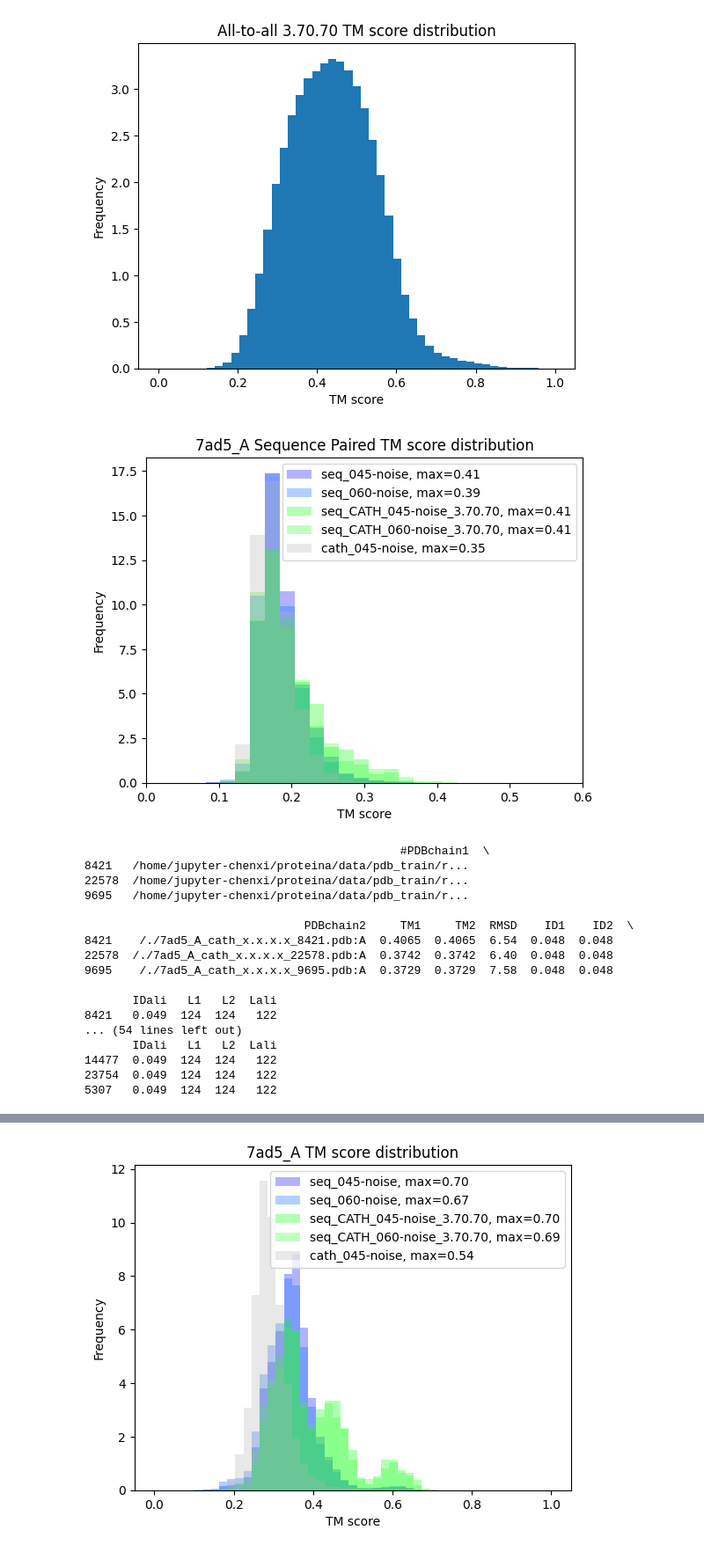
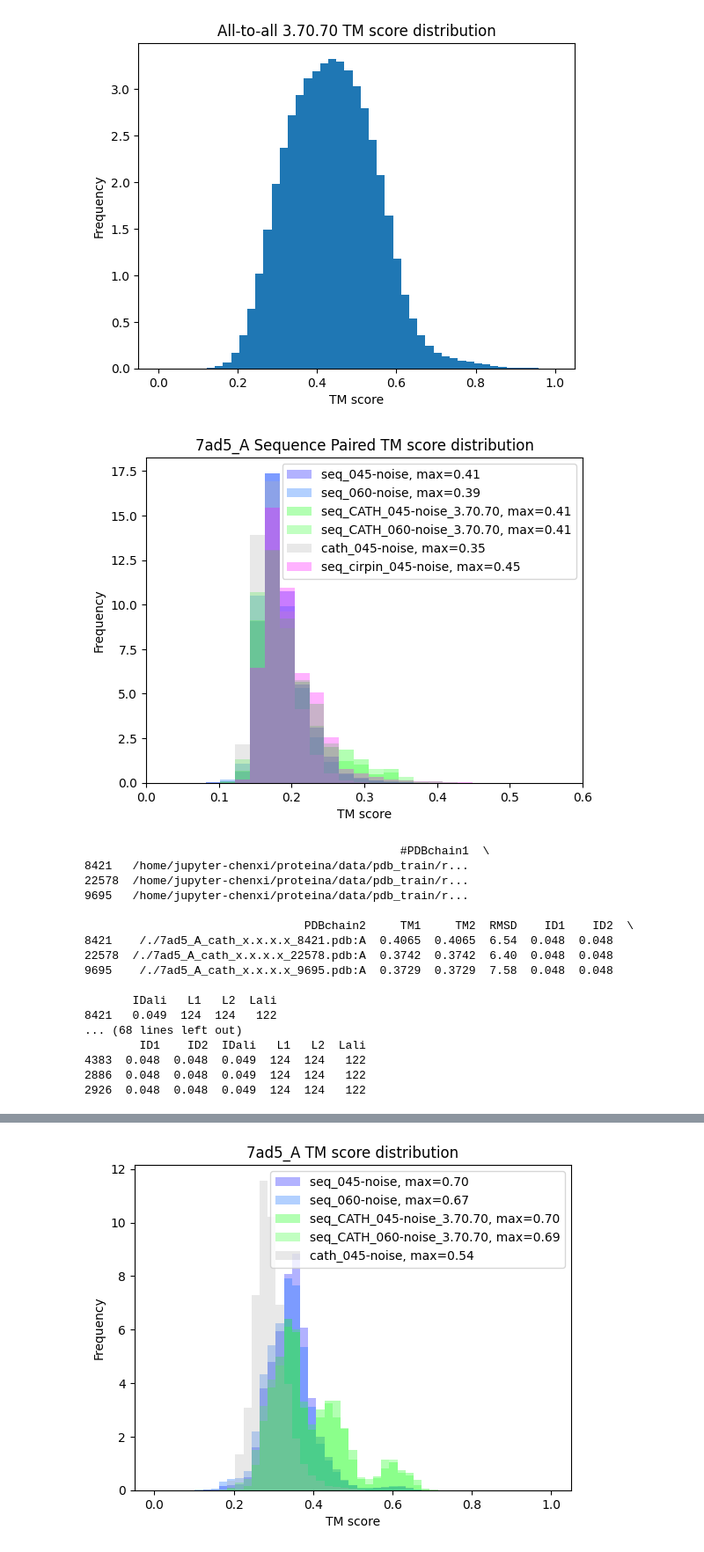
Before and after one commit to Yuwan3154/proteina, a Jupyter notebook: proteina.ipynb, the cells around one changed output, grey strips where cells are left out. Shown at 88% size. Cells and saved outputs as stored; diff of their text form; code cells hidden in the pictures.

Commit message:
CIRPIN training and inference working

```diff
--- a/proteina.ipynb
+++ b/proteina.ipynb
@@ -75,6 +75,12 @@ with open(Path.home() / "proteina/data/pdb_train/processed/files.txt", "a") as f
         file = Path(Path.home() / "proteina/data/pdb_train/processed/" / file)
         if file.is_file() and str(file).endswith(".pt"):
             f.write(f"{file.absolute()} {file.name[:-3]} -\n")
+# %%
+with open(Path.home() / "data/cath_v4-4/by_fold/3.30.70/files.txt", "a") as f:
+    for file in os.listdir(Path.home() / "data/cath_v4-4/by_fold/3.30.70"):
+        file = Path(Path.home() / "data/cath_v4-4/by_fold/3.30.70" / file)
+        if file.is_file() and not file.name.endswith(".txt"):
+            f.write(f"{file.absolute()} {file.name} -\n")
 # %%
 db = torch.load(Path.home() / "progres/progres/databases/v_0_2_1/ark_scope40_CIRPIN_embed_1_7_25.pt", weights_only=False)
 print(db.keys())
@@ -167,34 +173,37 @@ plt.show()
 # %%
 seq_045_noise_aln_df = pd.read_csv(Path.home() / "proteina/inference/inference_seq_cond_sampling_finetune-all_8-seq_purge-7bny-7kww-7ad5_045-noise/7ad5_A/paired_aln.tsv", sep="\t")
 seq_060_noise_aln_df = pd.read_csv(Path.home() / "proteina/inference/inference_seq_cond_sampling_finetune-all_8-seq_purge-7bny-7kww-7ad5_060-noise/7ad5_A/paired_aln.tsv", sep="\t")
 seq_cath_045_noise_aln_df = pd.read_csv(Path.home() / "proteina/inference/inference_seq_cath_cond_sampling_finetune-all_8-seq_purge-7bny-7kww-7ad5_045-noise/7ad5_A/paired_aln.tsv", sep="\t")
 seq_cath_060_noise_aln_df = pd.read_csv(Path.home() / "proteina/inference/inference_seq_cath_cond_sampling_finetune-all_8-seq_purge-7bny-7kww-7ad5_060-noise/7ad5_A/paired_aln.tsv", sep="\t")
 cath_045_noise_aln_df = pd.read_csv(Path.home() / "proteina/inference/inference_cath_cond_sampling_v1-6-control_045-noise/paired_aln.tsv", sep="\t")
+seq_cirpin_045_noise_aln_df = pd.read_csv(Path.home() / "proteina/inference/inference_seq_cirpin_cond_sampling_finetune-all_4-seq_64-cirpin_purge-7bny-7kww-7ad5-7b76_045-noise/7ad5_A/paired_aln.tsv", sep="\t")
 
 # Make the two groups with no CATH two similiar but different colors and the two groups with CATH two similiar colors
 plt.hist(seq_045_noise_aln_df["TM1"].to_numpy(), alpha=0.3, bins=np.linspace(0, 1, 50), label=f"seq_045-noise, max={seq_045_noise_aln_df['TM1'].max():.2f}", density=True, color=(0, 0, 1))
 plt.hist(seq_060_noise_aln_df["TM1"].to_numpy(), alpha=0.3, bins=np.linspace(0, 1, 50), label=f"seq_060-noise, max={seq_060_noise_aln_df['TM1'].max():.2f}", density=True, color=(0, 0.4, 1))
 # plt.hist(seq_cath_045_noise_aln_df["TM1"].to_numpy(), alpha=0.3, bins=np.linspace(0, 1, 50), label=f"seq_CATH_045-noise, max={seq_cath_045_noise_aln_df['TM1'].max():.2f}", density=True, color=(1, 0, 0))
 # plt.hist(seq_cath_060_noise_aln_df["TM1"].to_numpy(), alpha=0.3, bins=np.linspace(0, 1, 50), label=f"seq_CATH_060-noise, max={seq_cath_060_noise_aln_df['TM1'].max():.2f}", density=True, color=(1, 0.4, 0))
 plt.hist(seq_cath_045_noise_aln_df[seq_cath_045_noise_aln_df["PDBchain2"].str.contains("3.30.70")]["TM1"].to_numpy(), alpha=0.3, bins=np.linspace(0, 1, 50), label=f"seq_CATH_045-noise_3.70.70, max={seq_cath_045_noise_aln_df[seq_cath_045_noise_aln_df['PDBchain2'].str.contains('3.30.70')]['TM1'].max():.2f}", density=True, color=(0, 1, 0))
 plt.hist(seq_cath_060_noise_aln_df[seq_cath_060_noise_aln_df["PDBchain2"].str.contains("3.30.70")]["TM1"].to_numpy(), alpha=0.3, bins=np.linspace(0, 1, 50), label=f"seq_CATH_060-noise_3.70.70, max={seq_cath_060_noise_aln_df[seq_cath_060_noise_aln_df['PDBchain2'].str.contains('3.30.70')]['TM1'].max():.2f}", density=True, color=(0.2, 1, 0.2))
 plt.hist(cath_045_noise_aln_df["TM1"].to_numpy(), alpha=0.3, bins=np.linspace(0, 1, 50), label=f"cath_045-noise, max={cath_045_noise_aln_df['TM1'].max():.2f}", density=True, color=(0.7, 0.7, 0.7))
+plt.hist(seq_cirpin_045_noise_aln_df["TM1"].to_numpy(), alpha=0.3, bins=np.linspace(0, 1, 50), label=f"seq_cirpin_045-noise, max={seq_cirpin_045_noise_aln_df['TM1'].max():.2f}", density=True, color=(1, 0, 1))
 
 plt.xlabel("TM score")
 plt.ylabel("Frequency")
 plt.xlim(0,0.6)
 plt.title("7ad5_A Sequence Paired TM score distribution")
 plt.legend()
 plt.show()
 
 # Get the top 3 TM scores for each model
 print(seq_045_noise_aln_df.sort_values(["TM1"], ascending=False).head(3))
 print(seq_060_noise_aln_df.sort_values(["TM1"], ascending=False).head(3))
 print(seq_cath_045_noise_aln_df.sort_values(["TM1"], ascending=False).head(3))
 print(seq_cath_060_noise_aln_df.sort_values(["TM1"], ascending=False).head(3))
 print(cath_045_noise_aln_df.sort_values(["TM1"], ascending=False).head(3))
+print(seq_cirpin_045_noise_aln_df.sort_values(["TM1"], ascending=False).head(3))
 # %% [output]
-[figure, old version]
+[figure, new version]
                                               #PDBchain1  \
 8421   /home/jupyter-chenxi/proteina/data/pdb_train/r...
 22578  /home/jupyter-chenxi/proteina/data/pdb_train/r...
@@ -207,11 +216,11 @@ print(cath_045_noise_aln_df.sort_values(["TM1"], ascending=False).head(3))
 
        IDali   L1   L2  Lali
 8421   0.049  124  124   122
-... (54 lines left out)
-       IDali   L1   L2  Lali
-14477  0.049  124  124   122
-23754  0.049  124  124   122
-5307   0.049  124  124   122
+... (68 lines left out)
+        ID1    ID2  IDali   L1   L2  Lali
+4383  0.048  0.048  0.049  124  124   122
+2886  0.048  0.048  0.049  124  124   122
+2926  0.048  0.048  0.049  124  124   122
 # %%
 seq_045_noise_aln_df = pd.read_csv(Path.home() / "proteina/inference/inference_seq_cond_sampling_finetune-all_8-seq_purge-7bny-7kww-7ad5_045-noise/7ad5_A/aln.tsv", sep="\t")
 # seq_060_noise_aln_df = pd.read_csv(Path.home() / "proteina/inference/inference_seq_cond_sampling_finetune-all_8-seq_purge-7bny-7kww-7ad5_060-noise/7ad5_A/aln.tsv", sep="\t")
```
Also changed, not shown: parts of 1 cell of this notebook, 9 other files.
